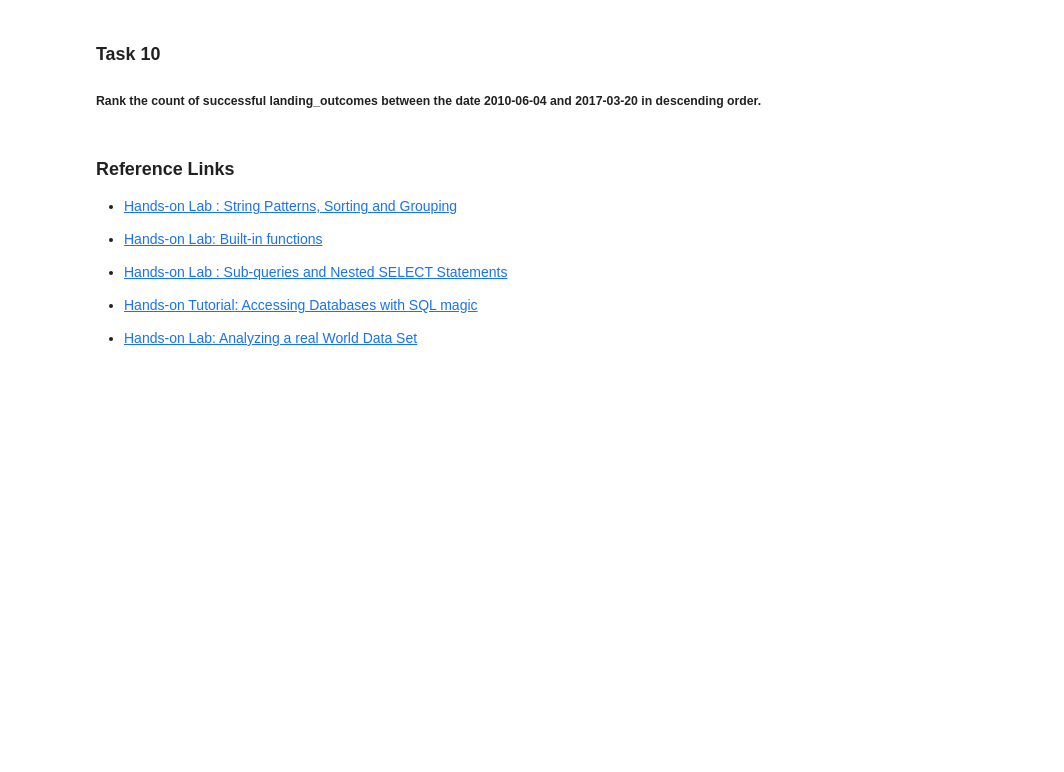
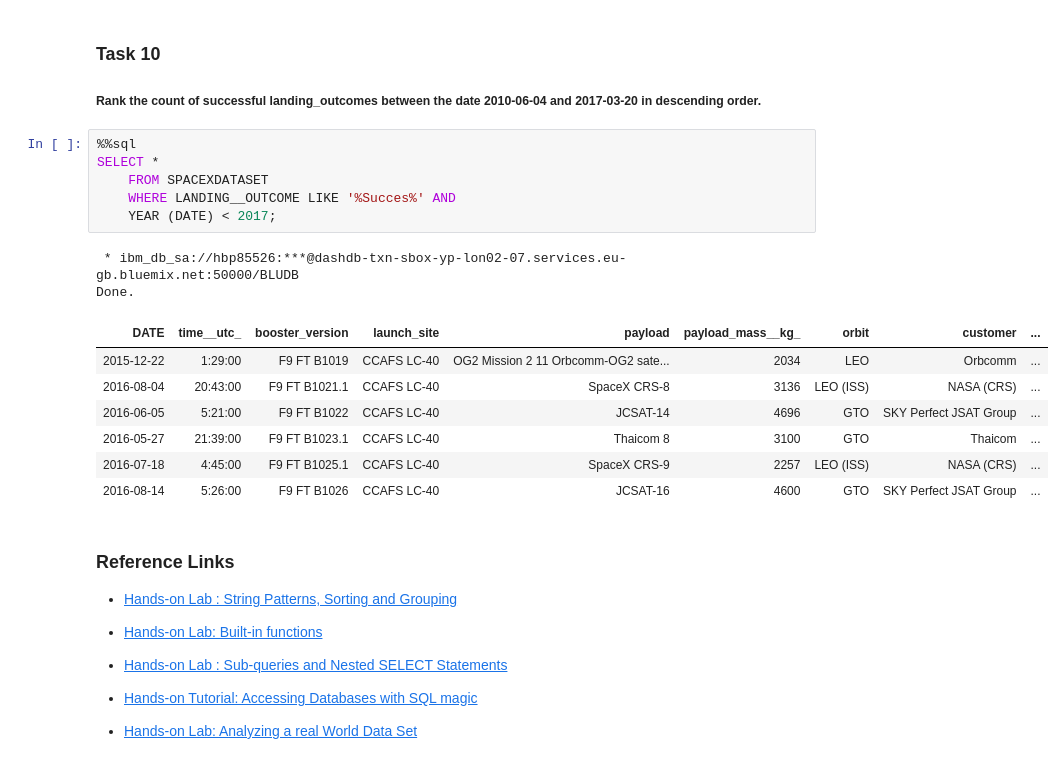
Before and after one commit to salamituns/IBM_tasks_Notebooks, a Jupyter notebook: IBM_Capstone_notes/EDA2 (SQL) Spatial flight history of falcon 9.ipynb, the cells around one changed output. Drawn from its saved outputs; the diff is of its cells as text; blank space fills up the shorter version.

```diff
--- a/IBM_Capstone_notes/EDA2 (SQL) Spatial flight history of falcon 9.ipynb
+++ b/IBM_Capstone_notes/EDA2 (SQL) Spatial flight history of falcon 9.ipynb
@@ -291,6 +330,22 @@ Done.
 ### Task 10
 
 ##### Rank the  count of  successful landing_outcomes between the date 2010-06-04 and 2017-03-20 in descending order.
+# %%
+%%sql
+SELECT *
+    FROM SPACEXDATASET
+    WHERE LANDING__OUTCOME LIKE '%Succes%' AND
+    YEAR (DATE) < 2017;
+# %% [output]
+ * ibm_db_sa://hbp85526:***@dashdb-txn-sbox-yp-lon02-07.services.eu-gb.bluemix.net:50000/BLUDB
+Done.
+| DATE | time__utc_ | booster_version | launch_site | payload | payload_mass__kg_ | orbit | customer | ... |
+| 2015-12-22 | 1:29:00 | F9 FT B1019 | CCAFS LC-40 | OG2 Mission 2 11 Orbcomm-OG2 sate... | 2034 | LEO | Orbcomm | ... |
+| 2016-08-04 | 20:43:00 | F9 FT B1021.1 | CCAFS LC-40 | SpaceX CRS-8 | 3136 | LEO (ISS) | NASA (CRS) | ... |
+| 2016-06-05 | 5:21:00 | F9 FT B1022 | CCAFS LC-40 | JCSAT-14 | 4696 | GTO | SKY Perfect JSAT Group | ... |
+| 2016-05-27 | 21:39:00 | F9 FT B1023.1 | CCAFS LC-40 | Thaicom 8 | 3100 | GTO | Thaicom | ... |
+| 2016-07-18 | 4:45:00 | F9 FT B1025.1 | CCAFS LC-40 | SpaceX CRS-9 | 2257 | LEO (ISS) | NASA (CRS) | ... |
+| 2016-08-14 | 5:26:00 | F9 FT B1026 | CCAFS LC-40 | JCSAT-16 | 4600 | GTO | SKY Perfect JSAT Group | ... |
 # %% [markdown]
 ### Reference Links
 
```
Also changed, not shown: parts of 13 cells of this notebook, 3 other files.
